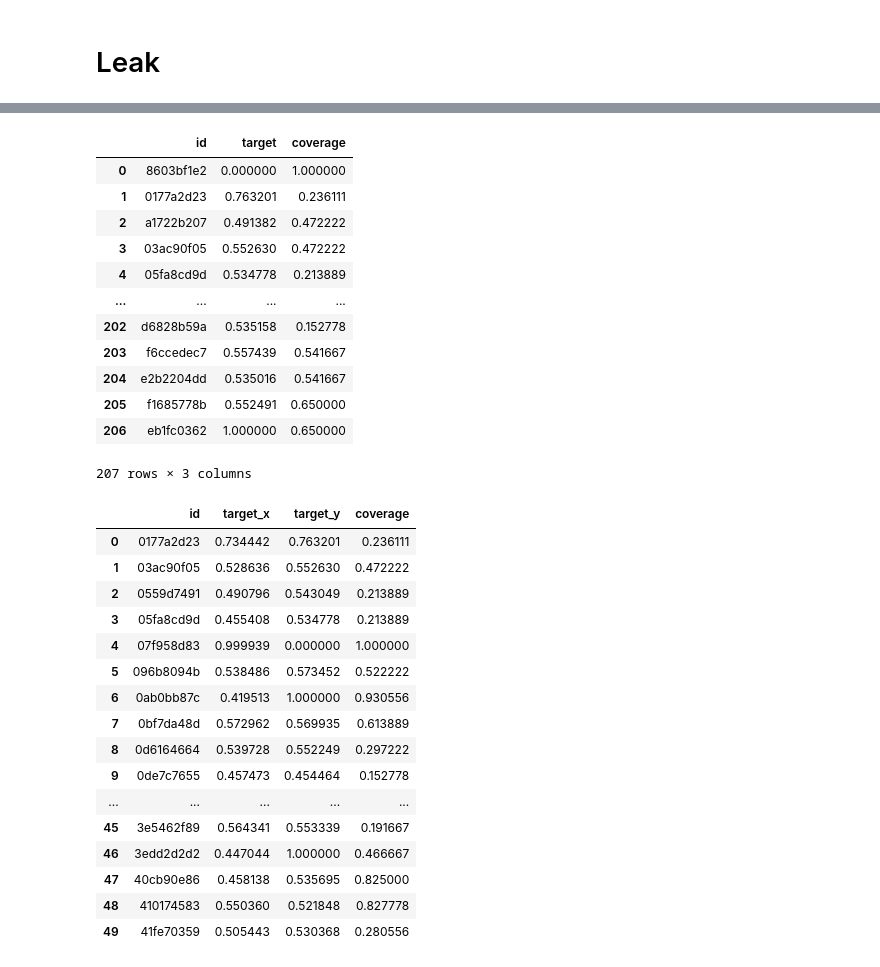
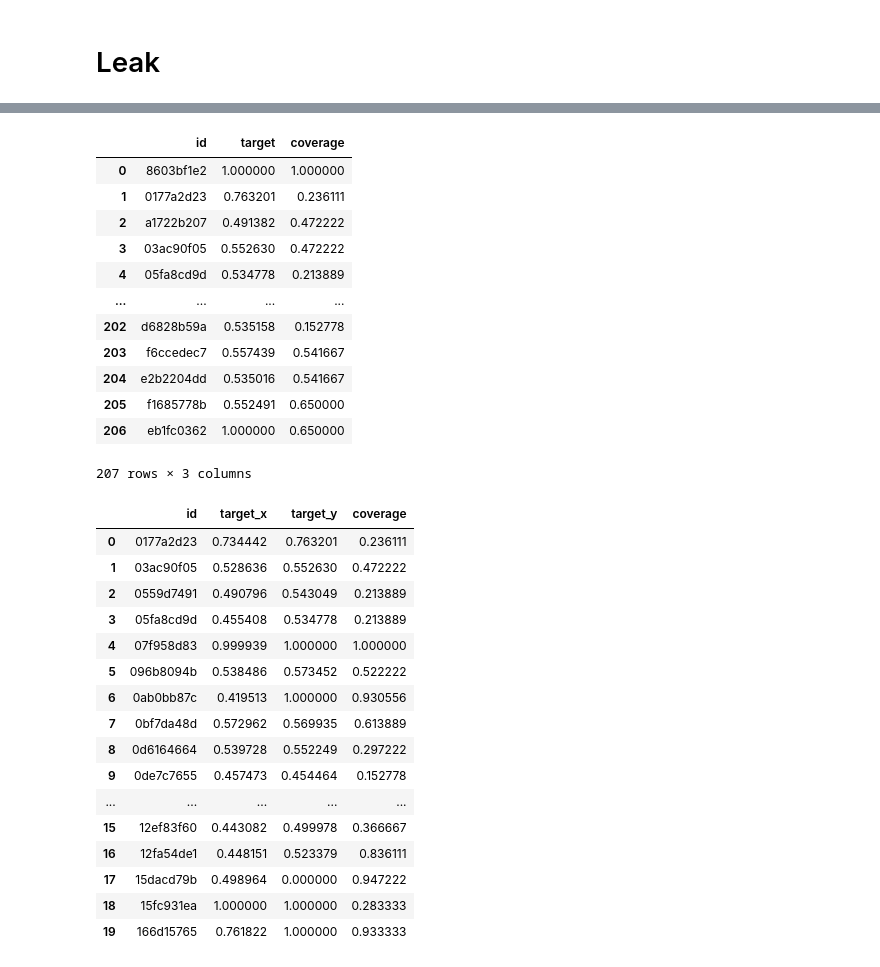
Before and after one commit to analokmaus/kaggle-g2net-2022-private, a Jupyter notebook: 02_submission.ipynb, the cells around one changed output, grey strips where cells are left out. Saved outputs shown, nothing was run; the diff lists cells and outputs as text; code cells hidden in the pictures.

Commit message:
add new leak

```diff
--- a/02_submission.ipynb
+++ b/02_submission.ipynb
@@ -314,12 +370,12 @@ with open('input/g2net-detecting-continuous-gravitational-waves/leak_1.pickle',
 # %%
 leak_target['coverage'] = leak_target['id'].apply(lambda x: 0.5*(clean_data[x]['coverage_H1']+clean_data[x]['coverage_L1']).item())
 # %%
-leak_target.loc[leak_target['coverage'] > 0.95, 'target'] = 0
+leak_target.loc[(leak_target['coverage'] > 0.9) & (leak_target['target'] != 1), 'target'] = 0
 # %%
 leak_target
 # %% [output]
 |  | id | target | coverage |
-| 0 | 8603bf1e2 | 0.000000 | 1.000000 |
+| 0 | 8603bf1e2 | 1.000000 | 1.000000 |
 | 1 | 0177a2d23 | 0.763201 | 0.236111 |
 | 2 | a1722b207 | 0.491382 | 0.472222 |
 | 3 | 03ac90f05 | 0.552630 | 0.472222 |
@@ -332,24 +388,24 @@ leak_target
 | 206 | eb1fc0362 | 1.000000 | 0.650000 |
 207 rows × 3 columns
 # %%
-origin_sub.merge(leak_target, on='id', how='inner').head(50)
+origin_sub.merge(leak_target, on='id', how='inner').head(20)
 # %% [output]
 |  | id | target_x | target_y | coverage |
 | 0 | 0177a2d23 | 0.734442 | 0.763201 | 0.236111 |
 | 1 | 03ac90f05 | 0.528636 | 0.552630 | 0.472222 |
 | 2 | 0559d7491 | 0.490796 | 0.543049 | 0.213889 |
 | 3 | 05fa8cd9d | 0.455408 | 0.534778 | 0.213889 |
-| 4 | 07f958d83 | 0.999939 | 0.000000 | 1.000000 |
+| 4 | 07f958d83 | 0.999939 | 1.000000 | 1.000000 |
 | 5 | 096b8094b | 0.538486 | 0.573452 | 0.522222 |
 | 6 | 0ab0bb87c | 0.419513 | 1.000000 | 0.930556 |
 | 7 | 0bf7da48d | 0.572962 | 0.569935 | 0.613889 |
 | 8 | 0d6164664 | 0.539728 | 0.552249 | 0.297222 |
 | 9 | 0de7c7655 | 0.457473 | 0.454464 | 0.152778 |
 | ... | ... | ... | ... | ... |
-| 45 | 3e5462f89 | 0.564341 | 0.553339 | 0.191667 |
-| 46 | 3edd2d2d2 | 0.447044 | 1.000000 | 0.466667 |
-| 47 | 40cb90e86 | 0.458138 | 0.535695 | 0.825000 |
-| 48 | 410174583 | 0.550360 | 0.521848 | 0.827778 |
-| 49 | 41fe70359 | 0.505443 | 0.530368 | 0.280556 |
+| 15 | 12ef83f60 | 0.443082 | 0.499978 | 0.366667 |
+| 16 | 12fa54de1 | 0.448151 | 0.523379 | 0.836111 |
+| 17 | 15dacd79b | 0.498964 | 0.000000 | 0.947222 |
+| 18 | 15fc931ea | 1.000000 | 1.000000 | 0.283333 |
+| 19 | 166d15765 | 0.761822 | 1.000000 | 0.933333 |
 # %%
 replace_dict = leak_target.set_index('id').to_dict()['target']
```
Also changed, not shown: parts of 23 cells of this notebook, 7 other files.
